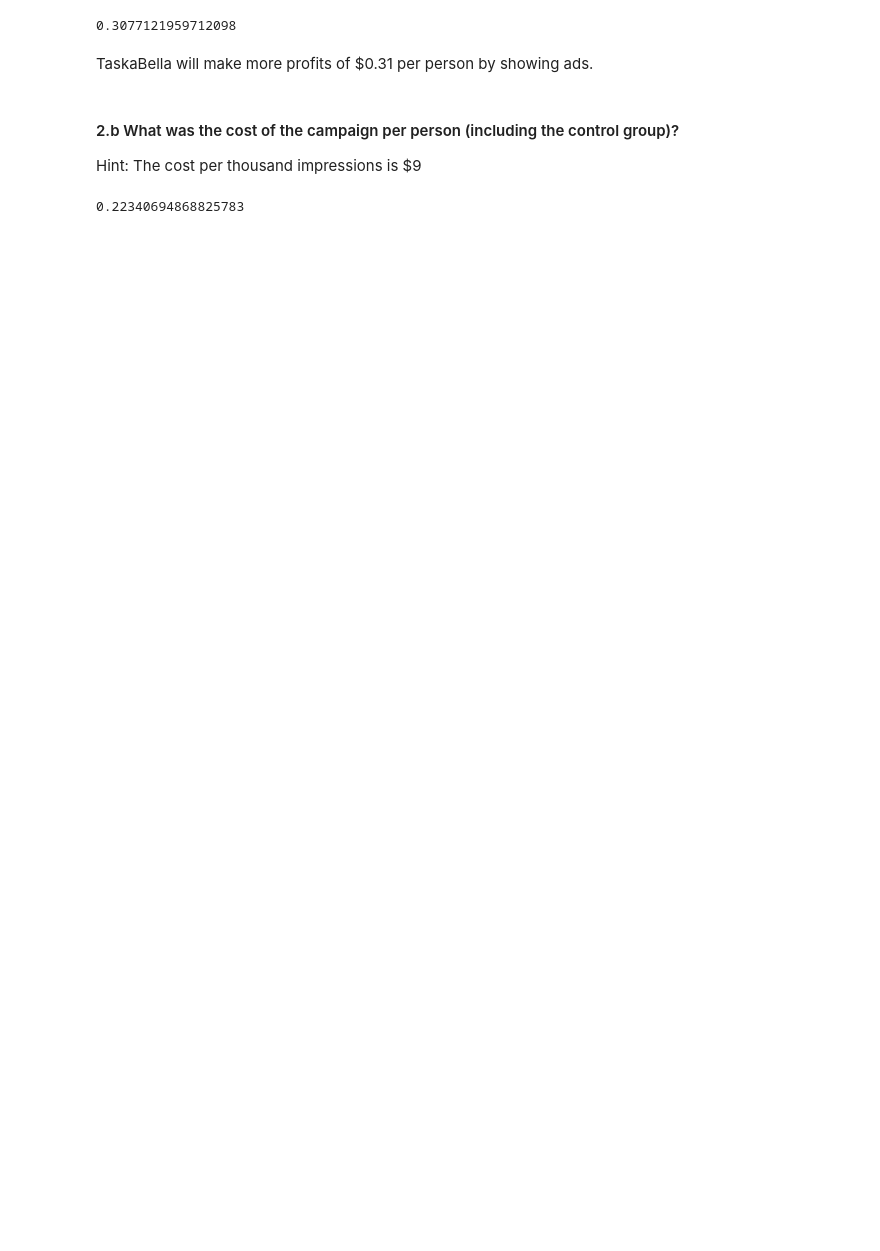
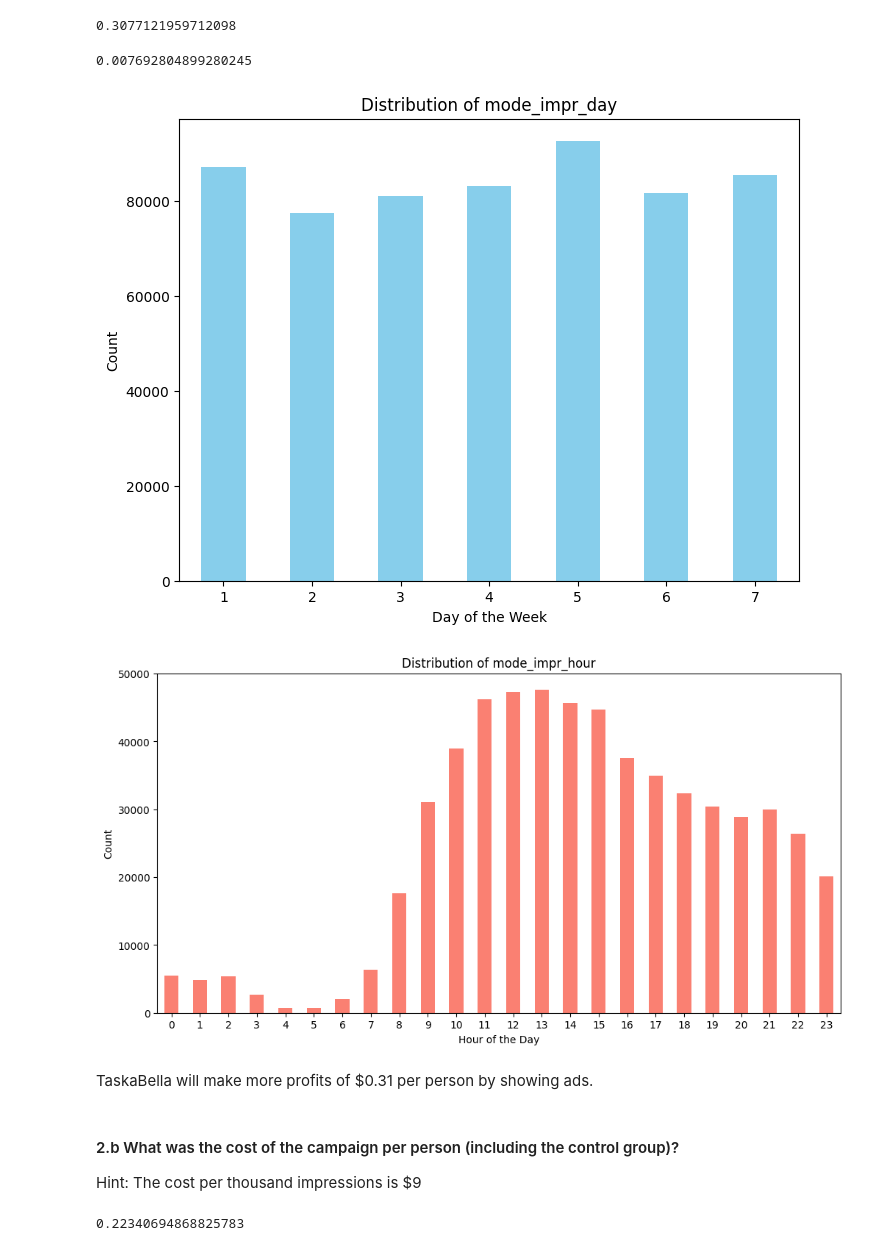
Before and after one commit to MANYI-anewbird/775, a Jupyter notebook: assignment2_830.ipynb, the cells around one changed output. Saved outputs shown, nothing was run; the diff lists cells and outputs as text; code cells hidden in the pictures; blank space fills up the shorter version.

```diff
--- a/assignment2_830.ipynb
+++ b/assignment2_830.ipynb
@@ -181,6 +179,38 @@ profit_per_conversion = 40 * conversion_diff
 print(profit_per_conversion)
 # %% [output]
 0.3077121959712098
+# %%
+conversion_diff = isad_conversion - noad_conversion
+conversion_diff
+# %% [output]
+0.007692804899280245
+# %%
+import pandas as pd
+import matplotlib.pyplot as plt
+
+
+day_counts = ads_data['mode_impr_day'].value_counts().sort_index()
+hour_counts = ads_data['mode_impr_hour'].value_counts().sort_index()
+
+
+plt.figure(figsize=(8, 6))
+day_counts.plot(kind='bar', color='skyblue')
+plt.title('Distribution of mode_impr_day')
+plt.xlabel('Day of the Week')
+plt.ylabel('Count')
+plt.xticks(rotation=0)
+plt.show()
+
+plt.figure(figsize=(12, 6))
+hour_counts.plot(kind='bar', color='salmon')
+plt.title('Distribution of mode_impr_hour')
+plt.xlabel('Hour of the Day')
+plt.ylabel('Count')
+plt.xticks(rotation=0)
+plt.show()
+# %% [output]
+[figure, added]
+[figure, added]
 # %% [markdown]
 TaskaBella will make more profits of $0.31 per person by showing ads.
 # %% [markdown]
```
Also changed, not shown: parts of 6 cells of this notebook.
